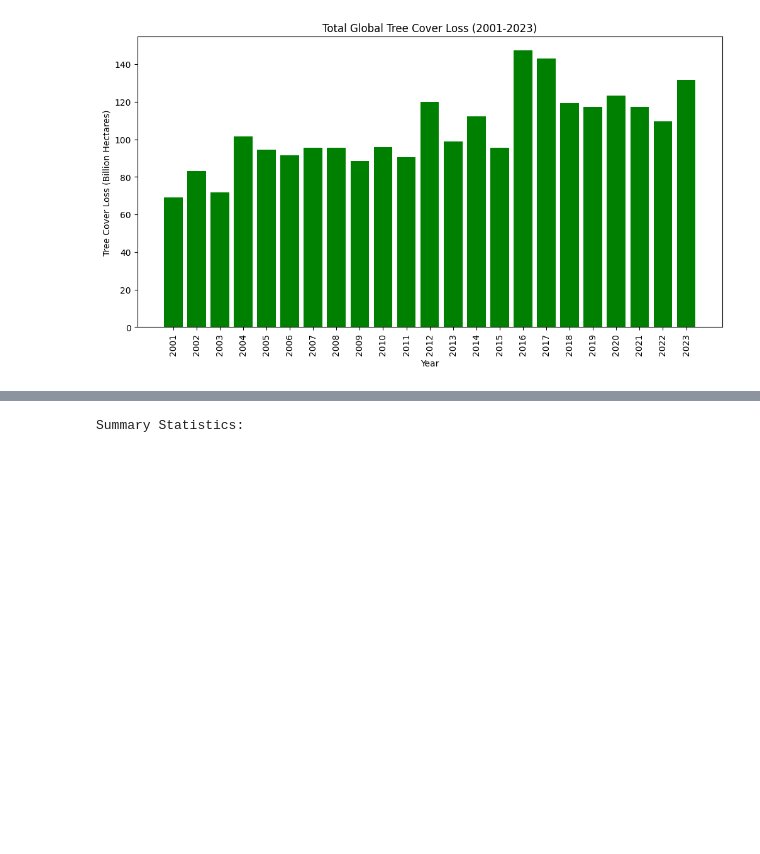
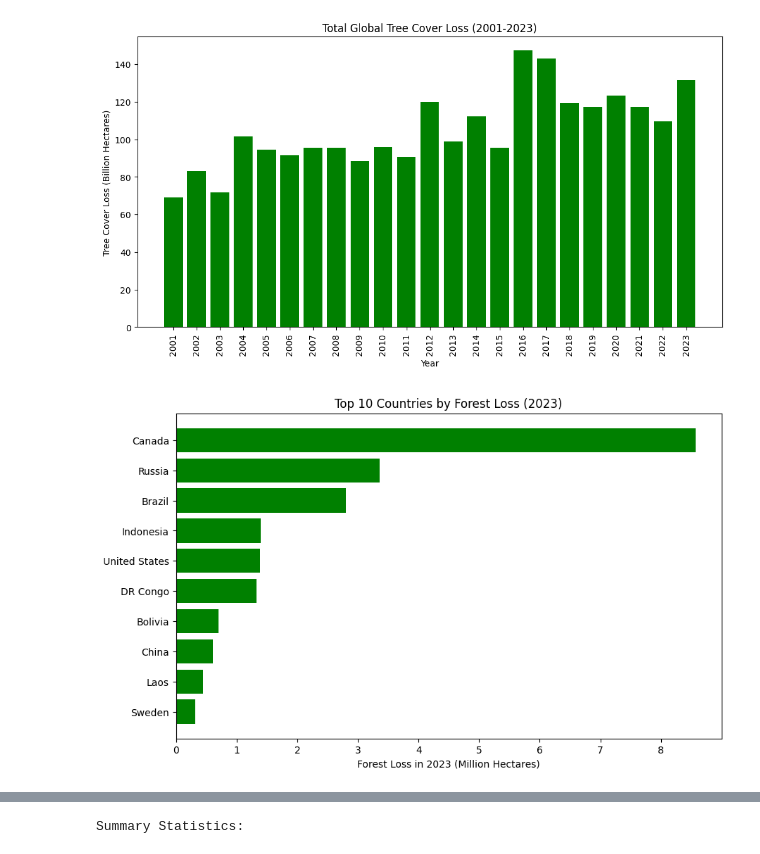
Before and after one commit to epsilonite/data-viz-project, a Jupyter notebook: static/deforestation.ipynb, the cells around one changed output, grey strips where cells are left out. Cells and saved outputs as stored; diff of their text form; code cells hidden in the pictures; blank space fills up the shorter version.

Commit message:
update deforestation data to greater than 30 threshold

```diff
--- a/static/deforestation.ipynb
+++ b/static/deforestation.ipynb
@@ -121,7 +109,7 @@ filtered_gfw.head()
 # %%
 # Rename country columns
 # %%
-country = filtered_gfw['country']
+country = gfw_30_thresh['country']
 country_standard = coco.convert(names=country, to='name_short')
 print(country_standard)
 # %% [output]
@@ -145,7 +133,7 @@ Akrotiri and Dhekelia not found in regex
 ['Afghanistan', 'Afghanistan', 'Afghanistan', 'not found', 'not found', 'not found', 'Albania', 'Albania', 'Albania', 'Algeria', 'Algeria', 'Algeria', 'Andorra', 'Andorra', 'Andorra', 'Angola', 'Angol ...
 # %%
 # Rename the existing 'country' column to 'country_old'
-filtered_gfw = filtered_gfw.rename(columns={'country': 'country_old'})
+filtered_gfw = gfw_30_thresh.rename(columns={'country': 'country_old'})
 
 # Add the new country_standard to filtered_gfw
 filtered_gfw['country'] = country_standard
@@ -226,22 +219,24 @@ plt.show()
 # %%
 # Top 10 Countries with the Highest Forest Loss in 2023:
 # %%
-# # Remove duplicates by keeping the maximum 'loss_2023' value for each country
-# gfw_data_filtered_max = gfw_data.groupby('country', as_index=False).agg({'loss_2023': 'max'})
+# Remove duplicates by keeping the maximum 'loss_2023' value for each country
+gfw_data_filtered_max = filtered_gfw.groupby('country', as_index=False).agg({'2023': 'max'})
 
-# # Filter out countries with zero forest loss
-# gfw_data_filtered_max = gfw_data_filtered_max[gfw_data_filtered_max['loss_2023'] > 0]
+# Filter out countries with zero forest loss
+gfw_data_filtered_max = gfw_data_filtered_max[gfw_data_filtered_max['2023'] > 0]
 
-# # Sort by forest loss and get the top 10 countries
-# top_10_loss = gfw_data_filtered_max.nlargest(10, 'loss_2023')
+# Sort by forest loss and get the top 10 countries
+top_10_loss = gfw_data_filtered_max.nlargest(10, '2023')
 
-# # Step 4: Create the bar chart for the top 10 countries by forest loss
-# plt.figure(figsize=(10, 6))
-# plt.barh(top_10_loss['country'], top_10_loss['loss_2023'], color='green')
-# plt.xlabel('Forest Loss in 2023 (Hectares)')
-# plt.title('Top 10 Countries by Forest Loss (2023)')
-# plt.gca().invert_yaxis()
-# plt.show()
+# Step 4: Create the bar chart for the top 10 countries by forest loss
+plt.figure(figsize=(10, 6))
+plt.barh(top_10_loss['country'], top_10_loss['2023']/1000000, color='green')
+plt.xlabel('Forest Loss in 2023 (Million Hectares)')
+plt.title('Top 10 Countries by Forest Loss (2023)')
+plt.gca().invert_yaxis()
+plt.show()
+# %% [output]
+[figure, added]
 # %%
 # Carbon Emission
 # Line Plot of Carbon Emissions Over Time:
```
Also changed, not shown: parts of 15 cells of this notebook, 2 other files.
